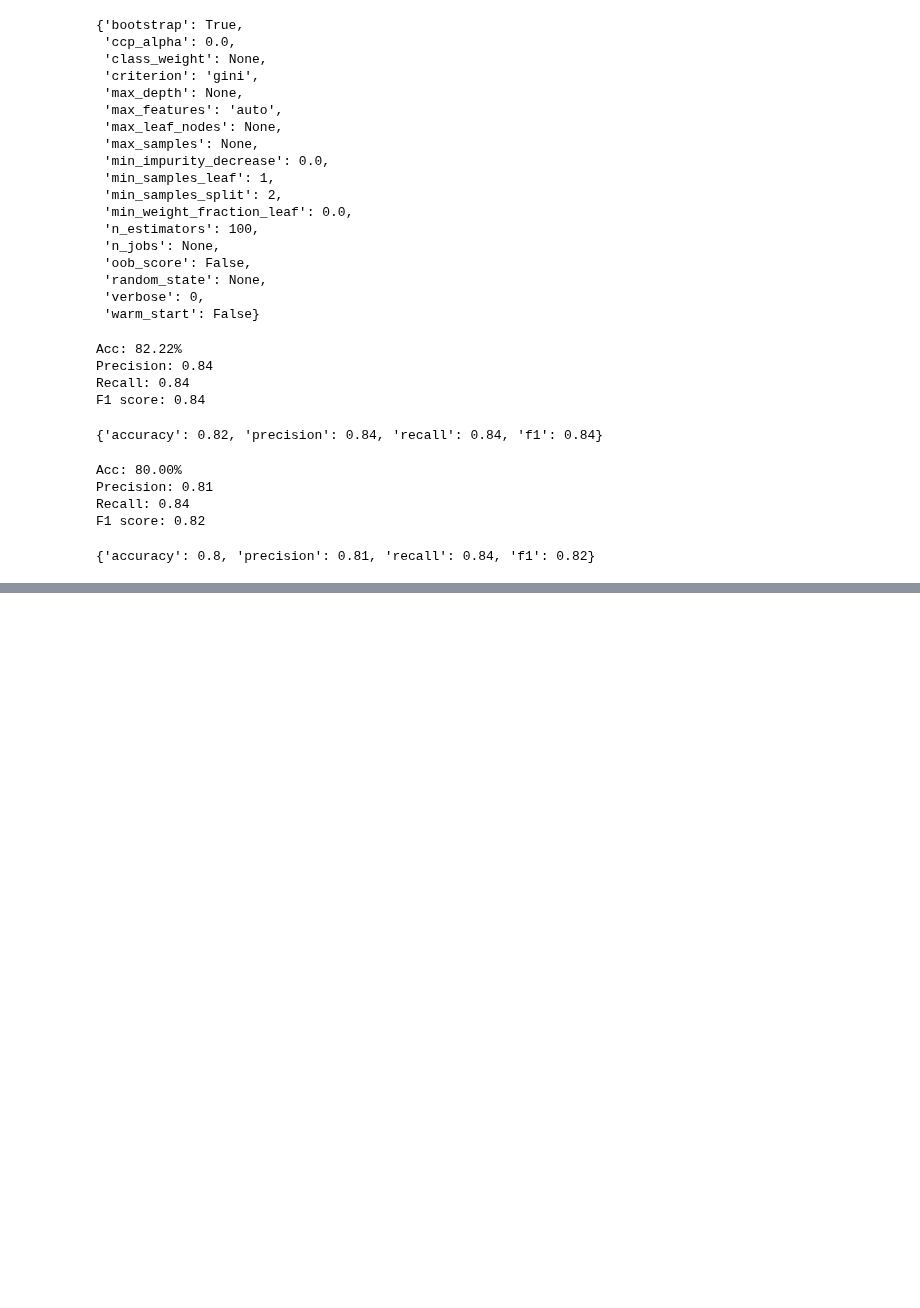
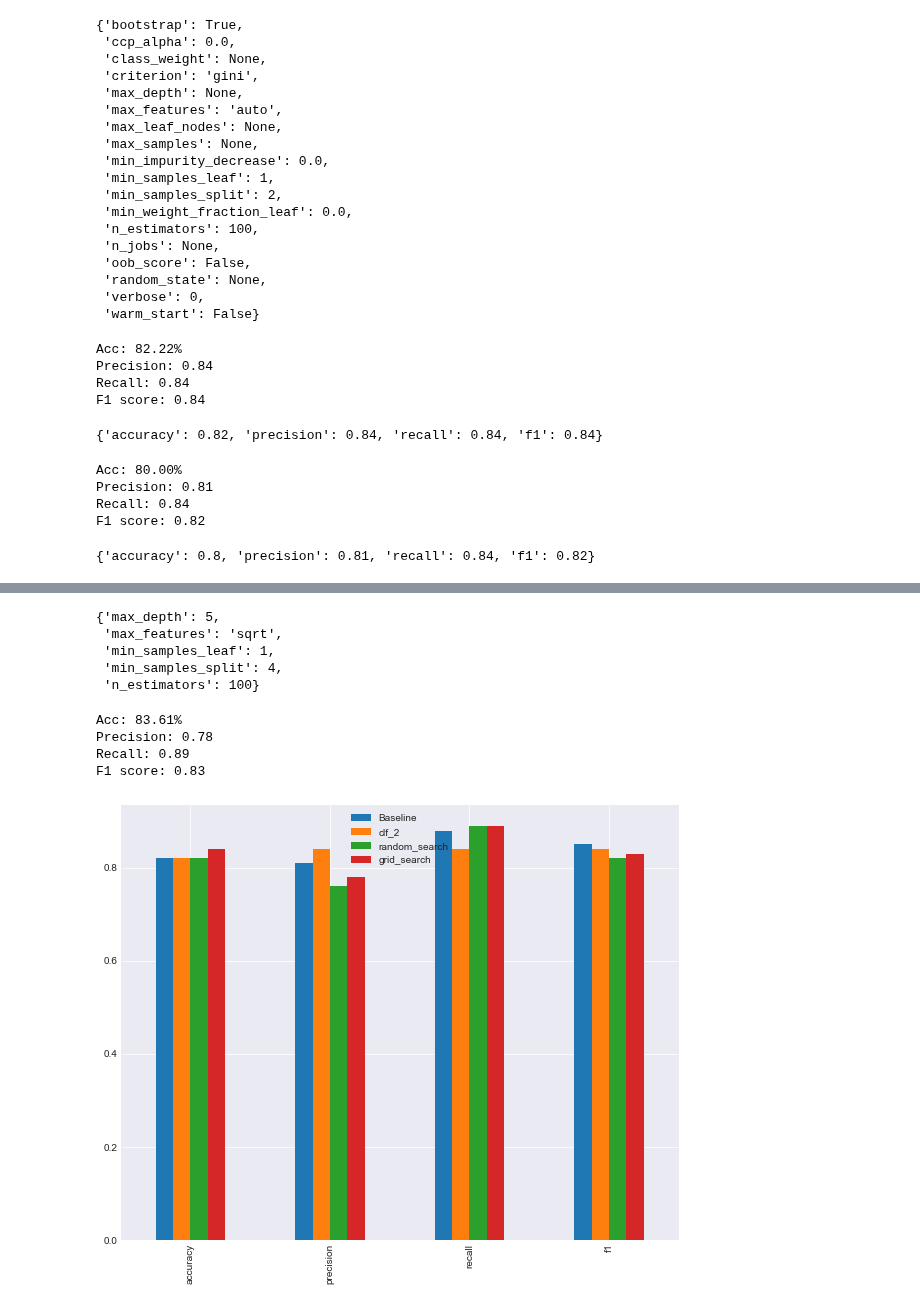
Before and after one commit to Sashank11/ML_prac, a Jupyter notebook: Intro-to-scikit-learn.ipynb, the cells around one changed output, grey strips where cells are left out. Drawn from its saved outputs; the diff is of its cells as text; code cells hidden in the pictures; blank space fills up the shorter version.

Commit message:
compare_metrics

```diff
--- a/Intro-to-scikit-learn.ipynb
+++ b/Intro-to-scikit-learn.ipynb
@@ -1513,0 +1498,24 @@ F1 score: 0.83
+# %%
+gs_clf.best_params_
+# %% [output]
+{'max_depth': 5,
+ 'max_features': 'sqrt',
+ 'min_samples_leaf': 1,
+ 'min_samples_split': 4,
+ 'n_estimators': 100}
+# %%
+gs_y_preds = gs_clf.predict(X_test)
+gs_metrics = evaluate_preds(y_test, gs_y_preds)
+# %% [output]
+Acc: 83.61%
+Precision: 0.78
+Recall: 0.89
+F1 score: 0.83
+# %%
+compare_metrics = pd.DataFrame({"Baseline": baseline_metrics,
+                                "clf_2": clf_2_metrics,
+                                "random_search": rs_metrics,
+                                "grid_search": gs_metrics})
+compare_metrics.plot.bar(figsize = (10,8));
+# %% [output]
+[figure, added]
```
Also changed, not shown: parts of 18 cells of this notebook.
